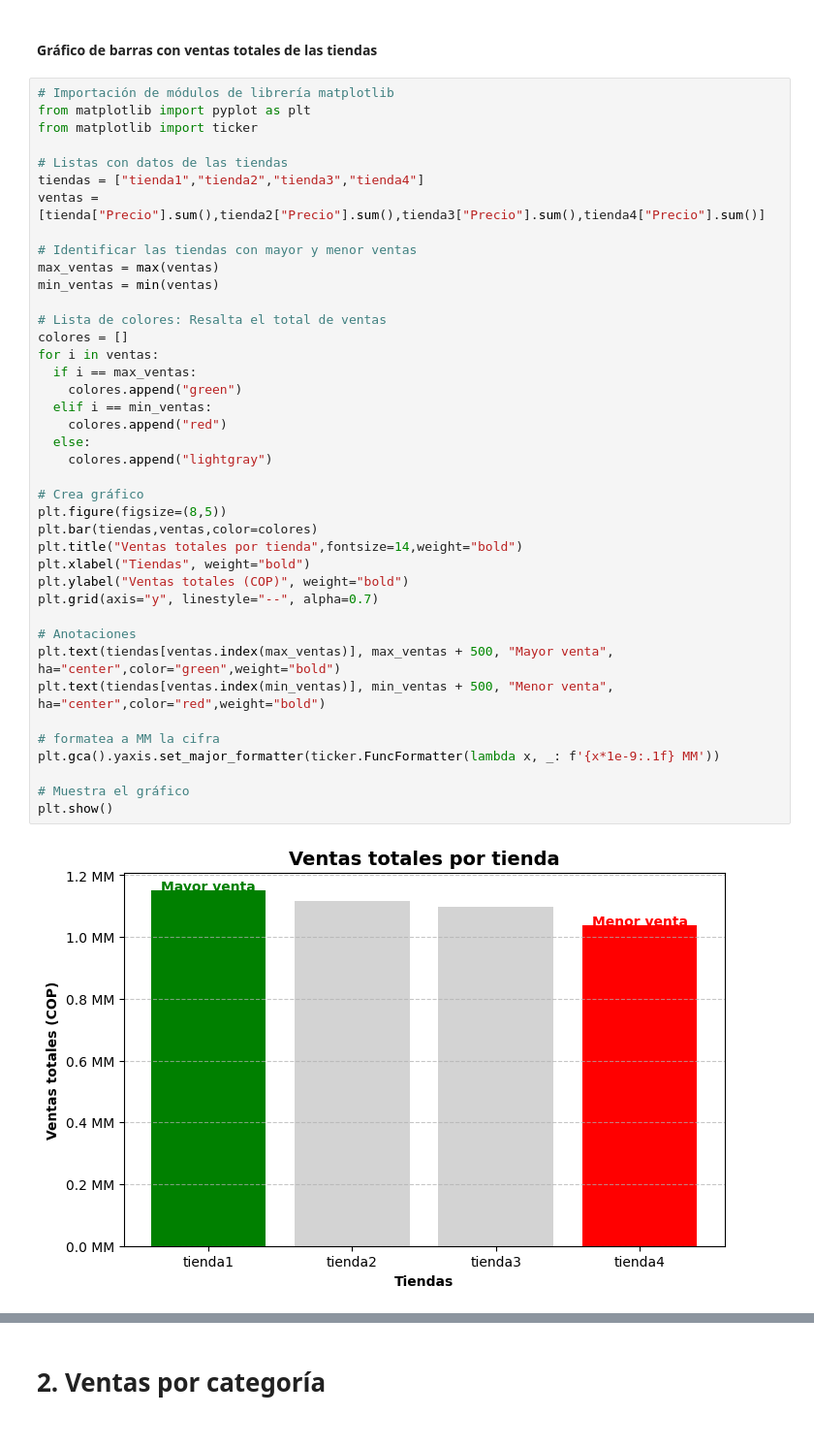
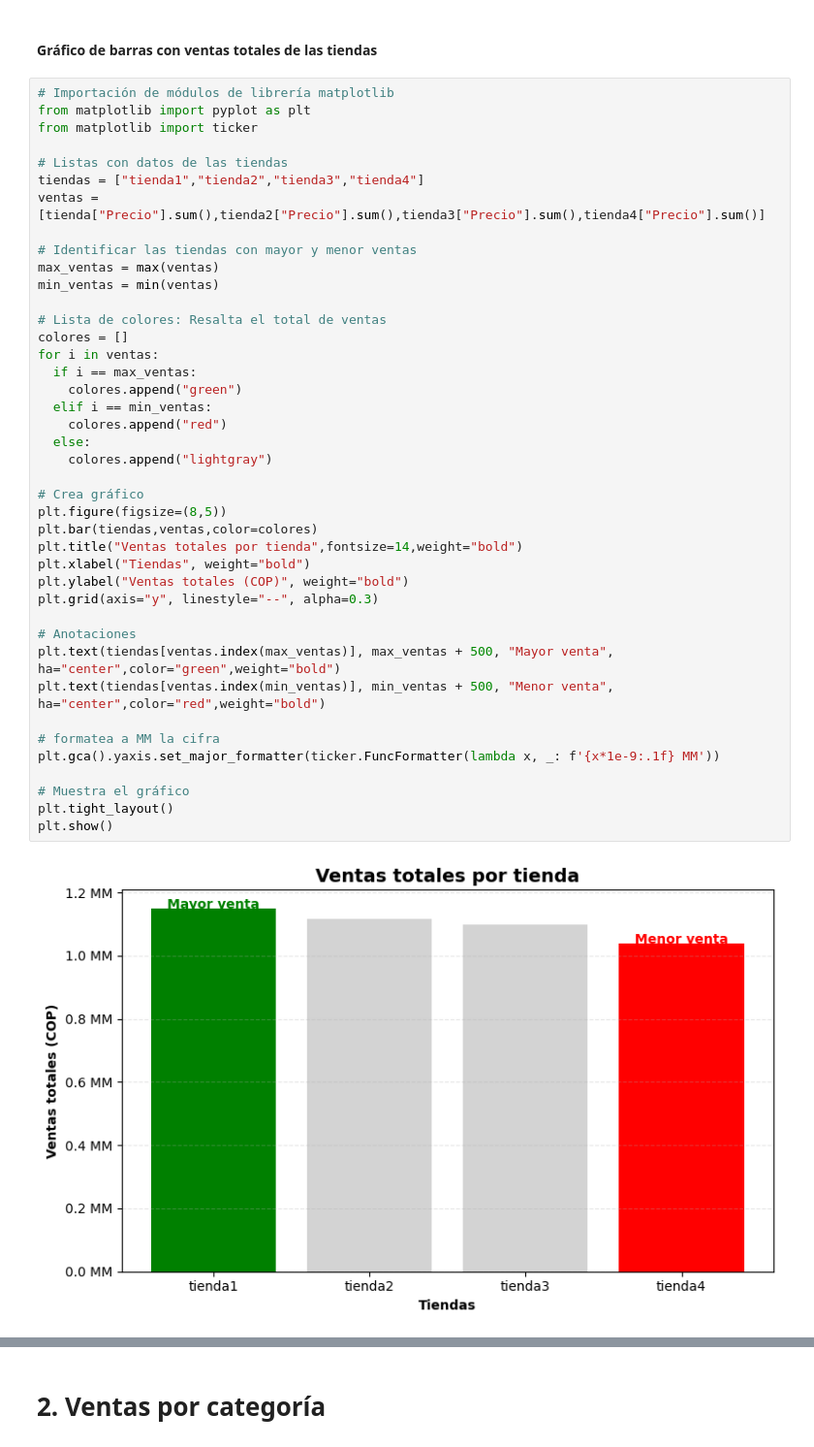
Before and after one commit to JharleCompres/Analisis-de-datos-Alura-Store, a Jupyter notebook: AluraStore.ipynb, the cells around one changed output, grey strips where cells are left out. Shown: that part at 97% size. Drawn from its saved outputs; the diff is of its cells as text.

```diff
--- a/AluraStore.ipynb
+++ b/AluraStore.ipynb
@@ -282,33 +282,34 @@ ventas = [tienda["Precio"].sum(),tienda2["Precio"].sum(),tienda3["Precio"].sum()
 max_ventas = max(ventas)
 min_ventas = min(ventas)
 
 # Lista de colores: Resalta el total de ventas
 colores = []
 for i in ventas:
   if i == max_ventas:
     colores.append("green")
   elif i == min_ventas:
     colores.append("red")
   else:
     colores.append("lightgray")
 
 # Crea gráfico
 plt.figure(figsize=(8,5))
 plt.bar(tiendas,ventas,color=colores)
 plt.title("Ventas totales por tienda",fontsize=14,weight="bold")
 plt.xlabel("Tiendas", weight="bold")
 plt.ylabel("Ventas totales (COP)", weight="bold")
-plt.grid(axis="y", linestyle="--", alpha=0.7)
+plt.grid(axis="y", linestyle="--", alpha=0.3)
 
 # Anotaciones
 plt.text(tiendas[ventas.index(max_ventas)], max_ventas + 500, "Mayor venta", ha="center",color="green",weight="bold")
 plt.text(tiendas[ventas.index(min_ventas)], min_ventas + 500, "Menor venta", ha="center",color="red",weight="bold")
 
 # formatea a MM la cifra
 plt.gca().yaxis.set_major_formatter(ticker.FuncFormatter(lambda x, _: f'{x*1e-9:.1f} MM'))
 
 # Muestra el gráfico
+plt.tight_layout()
 plt.show()
 # %% [output]
-[figure, old version]
+[figure, new version]
 # %% [markdown]
```
Also changed, not shown: parts of 14 cells of this notebook.
